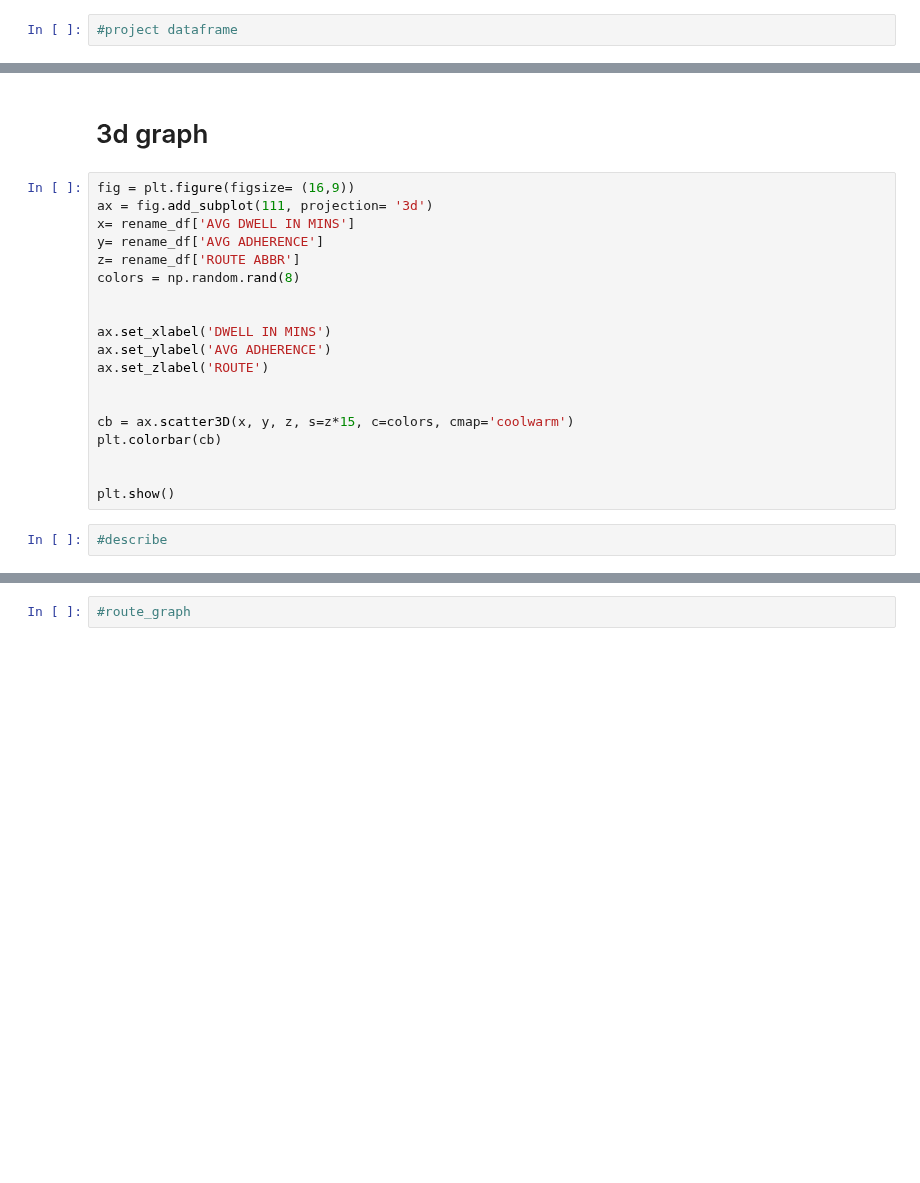
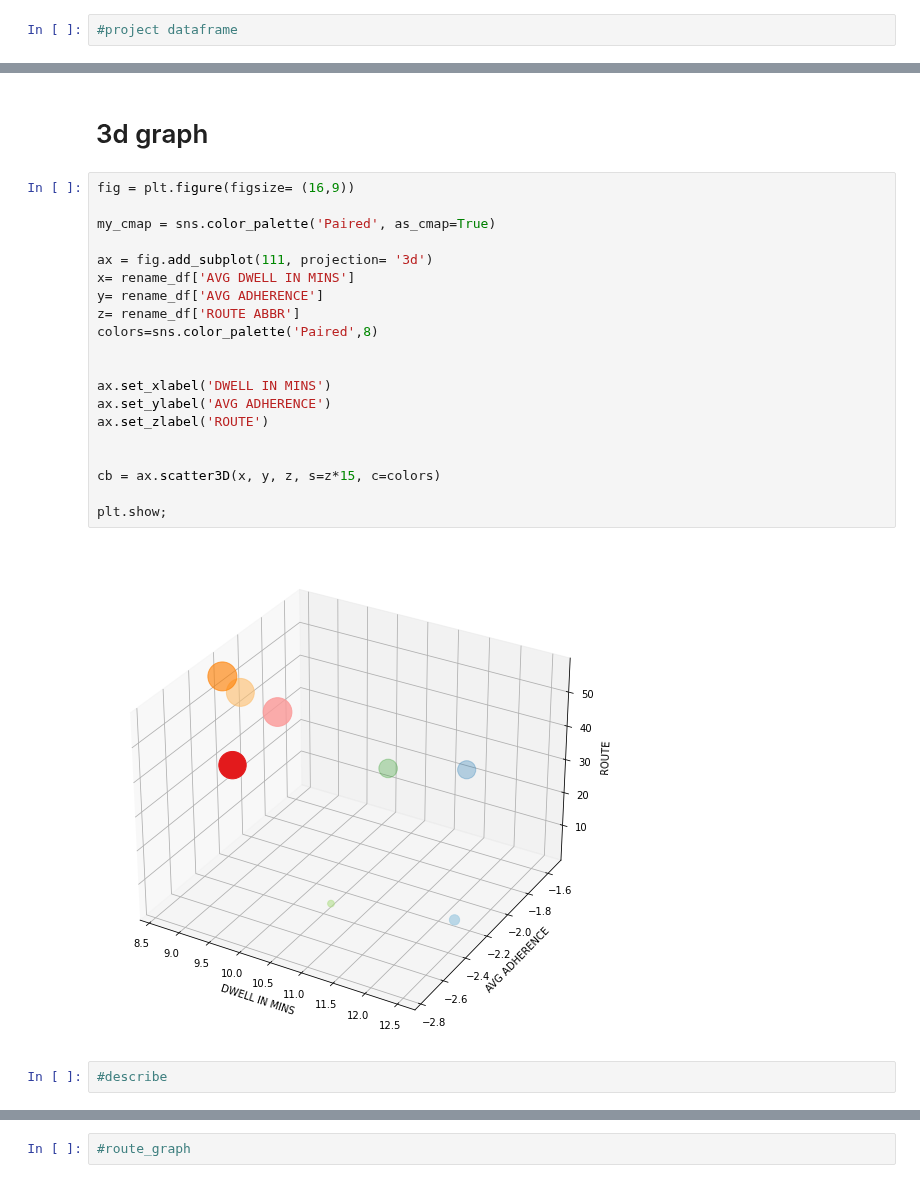
Before and after one commit to NSS-Data-Analytics-Cohort-7/wego-shut_up_and_take_my_query, a Jupyter notebook: WeGo/notebooks/Untitled1.ipynb, the cells around one changed output, grey strips where cells are left out. Drawn from its saved outputs; the diff is of its cells as text; blank space fills up the shorter version.

Commit message:
color_palettes

```diff
--- a/WeGo/notebooks/Untitled1.ipynb
+++ b/WeGo/notebooks/Untitled1.ipynb
@@ -71,26 +195,29 @@ rename_df
-# %% [markdown]
-# 3d graph
+# %% [markdown]
+# 3d graph
 # %%
 fig = plt.figure(figsize= (16,9))
+
+my_cmap = sns.color_palette('Paired', as_cmap=True)
+
 ax = fig.add_subplot(111, projection= '3d')
 x= rename_df['AVG DWELL IN MINS']
 y= rename_df['AVG ADHERENCE']
 z= rename_df['ROUTE ABBR']
-colors = np.random.rand(8)
+colors=sns.color_palette('Paired',8)
 
 
 ax.set_xlabel('DWELL IN MINS')
 ax.set_ylabel('AVG ADHERENCE')
 ax.set_zlabel('ROUTE')
 
 
-cb = ax.scatter3D(x, y, z, s=z*15, c=colors, cmap='coolwarm')
-plt.colorbar(cb)
+cb = ax.scatter3D(x, y, z, s=z*15, c=colors)
 
-
-plt.show()
+plt.show;
+# %% [output]
+[figure, added]
-# %%
-#describe
+# %%
+#describe
 # %%
 describe= rename_df.describe()
 describe
```
Also changed, not shown: parts of 43 cells of this notebook.
